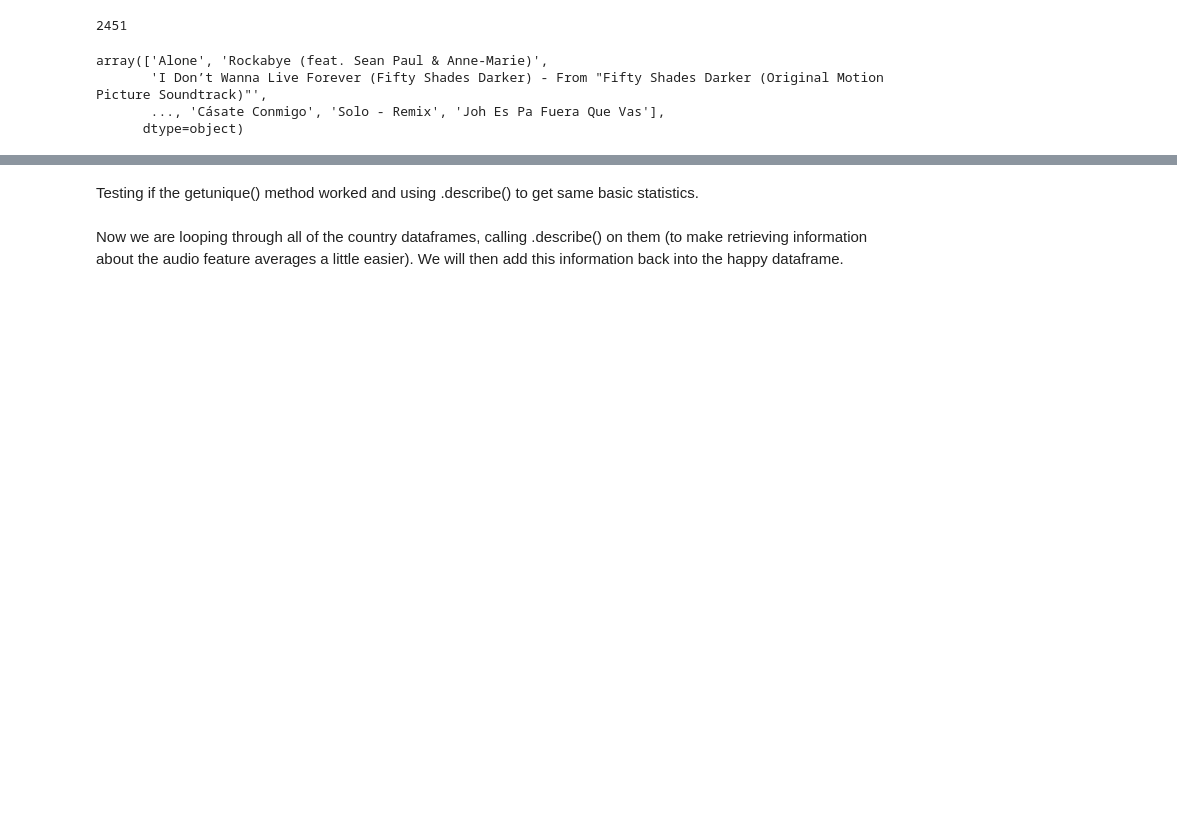
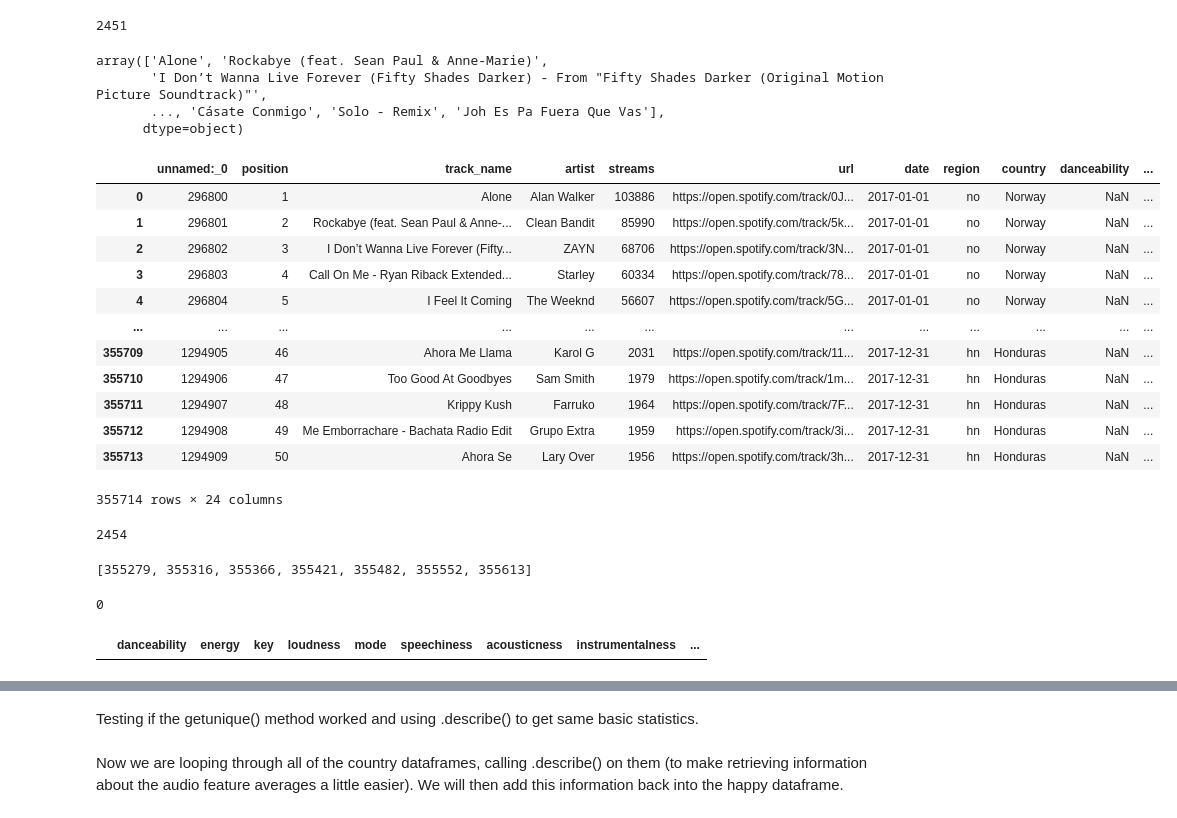
Before and after one commit to Albina-C/INFO-2950-Project, a Jupyter notebook: PROJ 2950.ipynb, the cells around one changed output, grey strips where cells are left out. Cells and saved outputs as stored; diff of their text form; code cells hidden in the pictures; blank space fills up the shorter version.

```diff
--- a/PROJ 2950.ipynb
+++ b/PROJ 2950.ipynb
@@ -914,0 +924,46 @@ array(['Alone', 'Rockabye (feat. Sean Paul & Anne-Marie)',
+# %%
+finalsongs['danceability']=np.nan
+finalsongs['energy']=np.nan
+finalsongs['key']=np.nan
+finalsongs['loudness']=np.nan
+finalsongs['mode']=np.nan
+finalsongs['speechiness']=np.nan
+finalsongs['acousticness']=np.nan
+finalsongs['instrumentalness']=np.nan
+finalsongs['liveness']=np.nan
+finalsongs['valence']=np.nan
+finalsongs['tempo']=np.nan
+finalsongs['id']=np.nan
+finalsongs['duration_ms']=np.nan
+finalsongs['happiness_score']=np.nan
+finalsongs['happiness_rank']=np.nan
+# %%
+finalsongs
+# %% [output]
+|  | unnamed:_0 | position | track_name | artist | streams | url | date | region | country | danceability | ... |
+| 0 | 296800 | 1 | Alone | Alan Walker | 103886 | https://open.spotify.com/track/0J... | 2017-01-01 | no | Norway | NaN | ... |
+| 1 | 296801 | 2 | Rockabye (feat. Sean Paul & Anne-... | Clean Bandit | 85990 | https://open.spotify.com/track/5k... | 2017-01-01 | no | Norway | NaN | ... |
+| 2 | 296802 | 3 | I Don’t Wanna Live Forever (Fifty... | ZAYN | 68706 | https://open.spotify.com/track/3N... | 2017-01-01 | no | Norway | NaN | ... |
+| 3 | 296803 | 4 | Call On Me - Ryan Riback Extended... | Starley | 60334 | https://open.spotify.com/track/78... | 2017-01-01 | no | Norway | NaN | ... |
+| 4 | 296804 | 5 | I Feel It Coming | The Weeknd | 56607 | https://open.spotify.com/track/5G... | 2017-01-01 | no | Norway | NaN | ... |
+| ... | ... | ... | ... | ... | ... | ... | ... | ... | ... | ... | ... |
+| 355709 | 1294905 | 46 | Ahora Me Llama | Karol G | 2031 | https://open.spotify.com/track/11... | 2017-12-31 | hn | Honduras | NaN | ... |
+| 355710 | 1294906 | 47 | Too Good At Goodbyes | Sam Smith | 1979 | https://open.spotify.com/track/1m... | 2017-12-31 | hn | Honduras | NaN | ... |
+| 355711 | 1294907 | 48 | Krippy Kush | Farruko | 1964 | https://open.spotify.com/track/7F... | 2017-12-31 | hn | Honduras | NaN | ... |
+| 355712 | 1294908 | 49 | Me Emborrachare - Bachata Radio Edit | Grupo Extra | 1959 | https://open.spotify.com/track/3i... | 2017-12-31 | hn | Honduras | NaN | ... |
+| 355713 | 1294909 | 50 | Ahora Se | Lary Over | 1956 | https://open.spotify.com/track/3h... | 2017-12-31 | hn | Honduras | NaN | ... |
+355714 rows × 24 columns
+# %%
+len(uniquespotify)
+# %% [output]
+2454
+# %%
+lists
+# %% [output]
+[355279, 355316, 355366, 355421, 355482, 355552, 355613]
+# %%
+
+rownum=uniquespotify[uniquespotify['track_name'] == 'Alone'].index[0]
+rownum
+# %% [output]
+0
@@ -914,0 +987,4 @@ array(['Alone', 'Rockabye (feat. Sean Paul & Anne-Marie)',
+# %%
+to_add
+# %% [output]
+|  | danceability | energy | key | loudness | mode | speechiness | acousticness | instrumentalness | ... |
```
Also changed, not shown: parts of 10 cells of this notebook.
